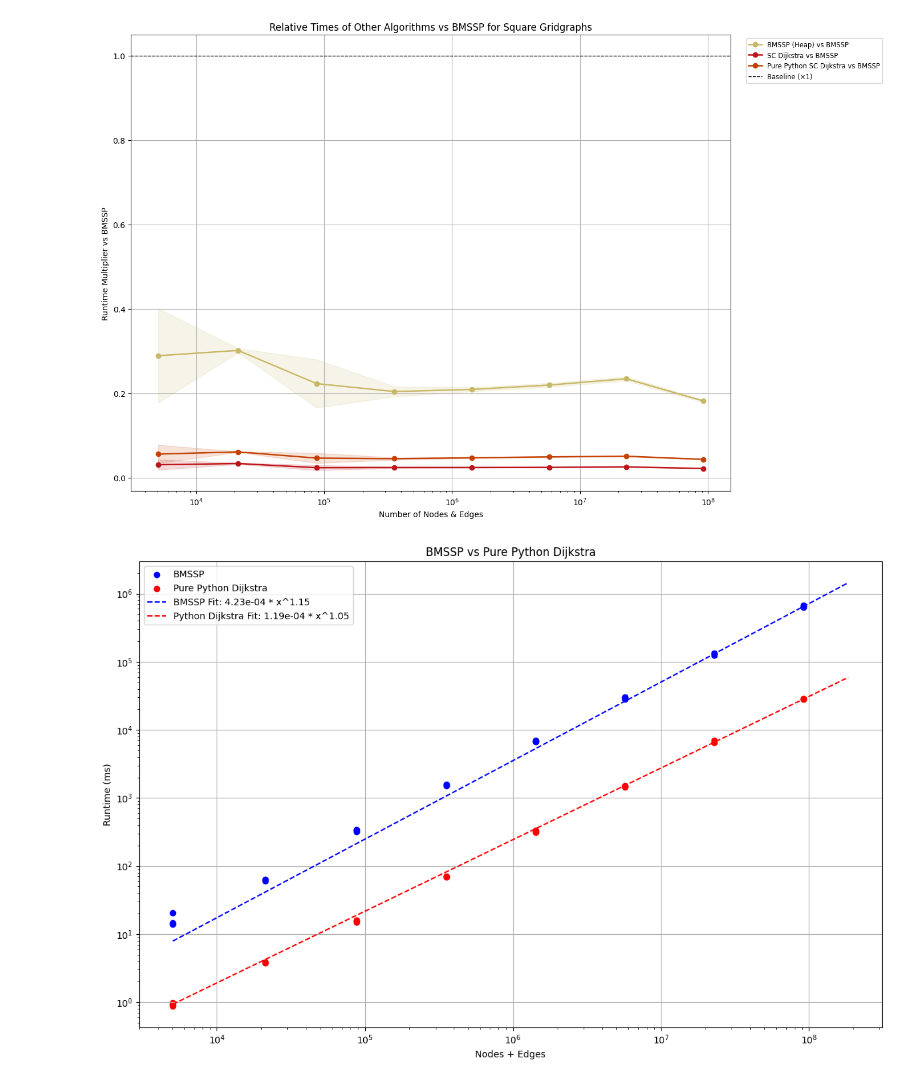
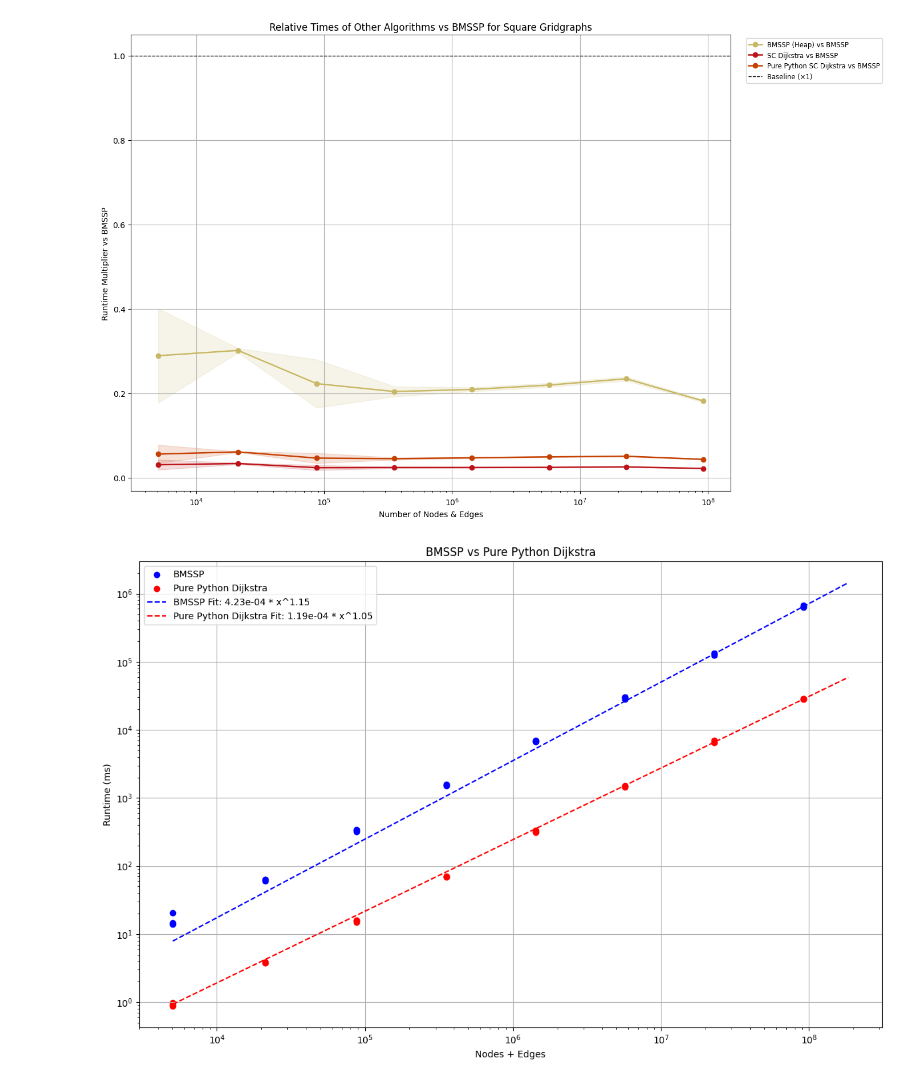
Before and after one commit to connor-makowski/bmsspy, a Jupyter notebook: benchmarking/charts.ipynb, the cells around one changed output. Saved outputs shown, nothing was run; the diff lists cells and outputs as text; code cells hidden in the pictures.

```diff
--- a/benchmarking/charts.ipynb
+++ b/benchmarking/charts.ipynb
@@ -352,18 +352,20 @@ def plot_with_crossover(x, y1, y2, a1, b1, a2, b2, x_cross, title, scale="linear
 # %%
 x_vals = [i['graph_nodes']+i['graph_edges'] for i in gridscale_data]
 y_bmssp = [i["bmssp_spantree_time_ms"] for i in gridscale_data]
 y_purepy = [i["pure_python_sc_dijkstra_time_ms"] for i in gridscale_data]
 
 a1, b1 = fit_curve(x_vals, y_bmssp)
 a2, b2 = fit_curve(x_vals, y_purepy)
 x_crossover = find_crossover(a1, b1, a2, b2)
 
 plot_with_crossover(x_vals, y_bmssp, y_purepy, a1, b1, a2, b2, x_crossover,
+    algo_1_name="BMSSP",
+    algo_2_name="Pure Python Dijkstra",
     title="BMSSP vs Pure Python Dijkstra",
     scale="log",
 )
 # %% [output]
-[figure, old version]
+[figure, new version]
 # %%
 x_vals = [i['graph_nodes']+i['graph_edges'] for i in gridscale_data]
 y_bmssp = [i["bmssp_heap_time_ms"] for i in gridscale_data]
```
Also changed, not shown: parts of 10 cells of this notebook, 4 other files.
